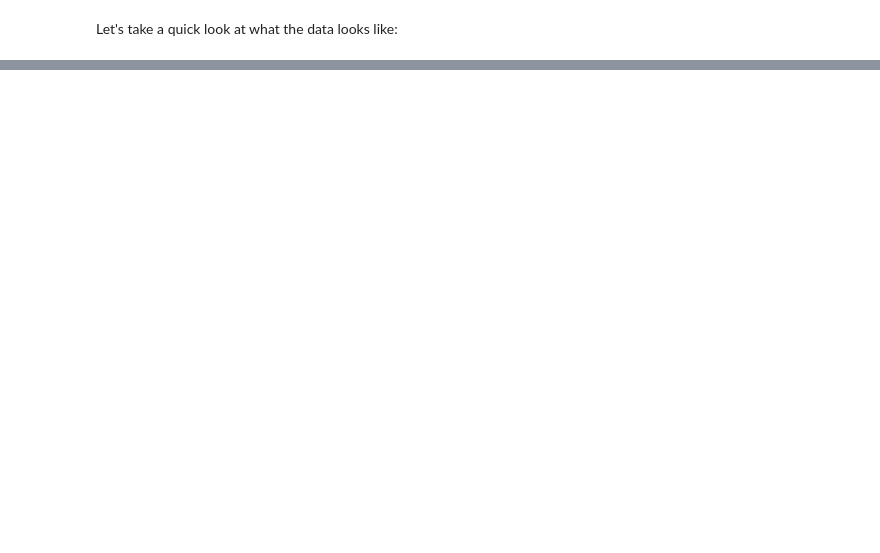
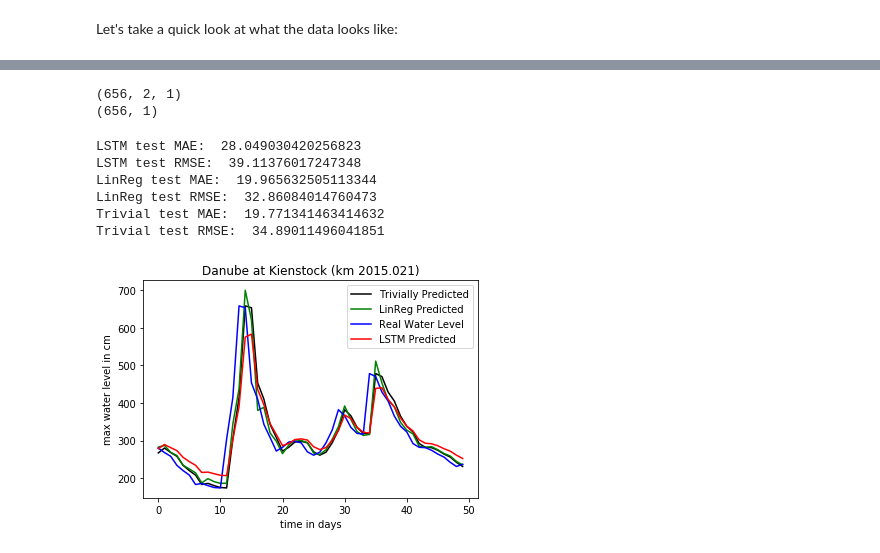
Before and after one commit to spegelm/fdwl, a Jupyter notebook: forecasting-danube-water-levels.ipynb, the cells around one changed output, grey strips where cells are left out. Cells and saved outputs as stored; diff of their text form; code cells hidden in the pictures; blank space fills up the shorter version.

```diff
--- a/forecasting-danube-water-levels.ipynb
+++ b/forecasting-danube-water-levels.ipynb
@@ -290,0 +258,6 @@ plt.show()
+# %%
+# do the LinReg fit
+lr_model = LinearRegression()
+lr_model.fit(lr_X_train_scaled, lr_y_train_scaled)
+# the regression coefficients
+print ('Coefficients: ', lr_model.coef_)
@@ -290,0 +404,14 @@ plt.show()
+# %%
+epochs = 30
+
+#Statefull
+for i in range(epochs):
+    print("Epoch: " + str(i))
+    #run through all data but the cell, hidden state are used for the next batch.
+    lstm_reg.fit(lstm_X_train_scaled, lstm_Y_train_scaled, shuffle=False, epochs = 1, batch_size = batchsize)
+    #resets only the states but the weights, cell and hidden are kept.
+    lstm_reg.reset_states()
+
+#Stateless
+#between the batches the cell and hidden states are lost.
+#regressor_mae.fit(X_train, y_train, shuffle=False, epochs = epochs, batch_size = batch_size)
@@ -290,0 +443,48 @@ plt.show()
+# %%
+# get predicted data on the test set
+
+lstm_Y_test_pred_scaled = lstm_reg.predict(lstm_X_test_scaled, batch_size=batchsize)
+lstm_reg.reset_states()
+print(lstm_Y_test_pred_scaled.shape)
+
+lstm_y_test_pred_scaled = lstm_Y_test_pred_scaled[:,-1,:] # keep only value of last timestep
+print(lstm_y_test_pred_scaled.shape)
+
+# inverse transform (reverse feature scaling)
+lstm_y_test_pred = sc.inverse_transform(lstm_y_test_pred_scaled)
+# %% [output]
+(656, 2, 1)
+(656, 1)
+# %%
+# calculate mean squared error on the test set predictions
+lstm_test_residuals = lstm_y_test_pred - y_test
+lstm_test_mae = np.sum(np.fabs(lstm_test_residuals)) / len(lstm_test_residuals)
+lstm_test_rmse = np.sqrt(np.sum(np.power(lstm_test_residuals,2)) / len(lstm_test_residuals))
+print('LSTM test MAE: ', lstm_test_mae)
+print('LSTM test RMSE: ', lstm_test_rmse)
+print('LinReg test MAE: ', lr_test_mae)
+print('LinReg test RMSE: ', lr_test_rmse)
+print('Trivial test MAE: ', triv_mae)
+print('Trivial test RMSE: ', triv_rmse)
+# %% [output]
+LSTM test MAE:  28.049030420256823
+LSTM test RMSE:  39.11376017247348
+LinReg test MAE:  19.965632505113344
+LinReg test RMSE:  32.86084014760473
+Trivial test MAE:  19.771341463414632
+Trivial test RMSE:  34.89011496041851
+# %%
+# Visualising the results
+lo = 270
+hi = min(320, len(y_test))
+plt.plot(triv_y_test_pred[lo:hi], color = 'black', label = 'Trivially Predicted')
+plt.plot(lr_y_test_pred[lo:hi], color = 'green', label = 'LinReg Predicted')
+plt.plot(y_test[lo:hi], color = 'blue', label = 'Real Water Level')
+plt.plot(lstm_y_test_pred[lo:hi], color = 'red', label = 'LSTM Predicted')
+plt.title('Danube at Kienstock (km 2015.021)')
+plt.xlabel('time in days')
+plt.ylabel('max water level in cm')
+plt.legend()
+plt.show()
+# %% [output]
+[figure, added]
```
Also changed, not shown: parts of 65 cells of this notebook.
